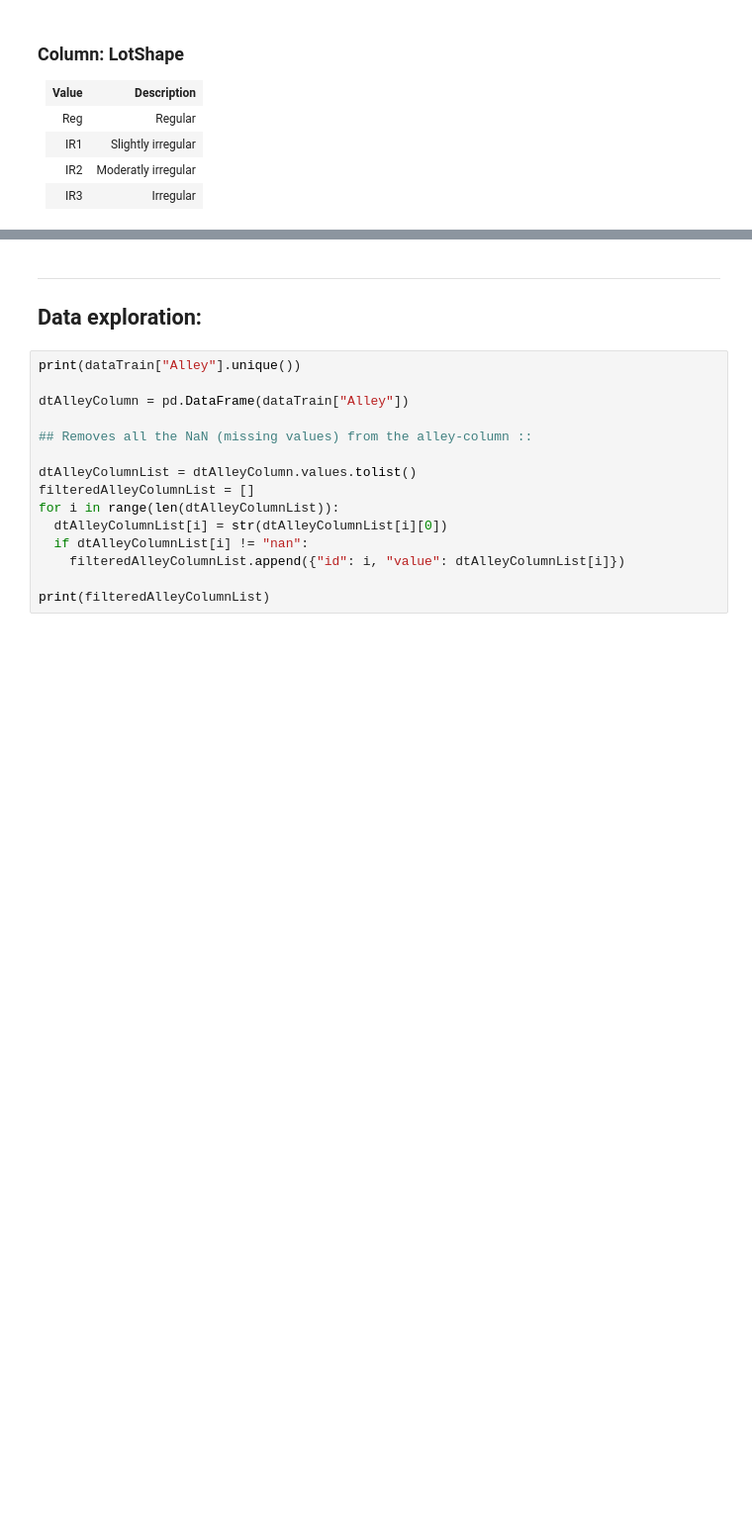
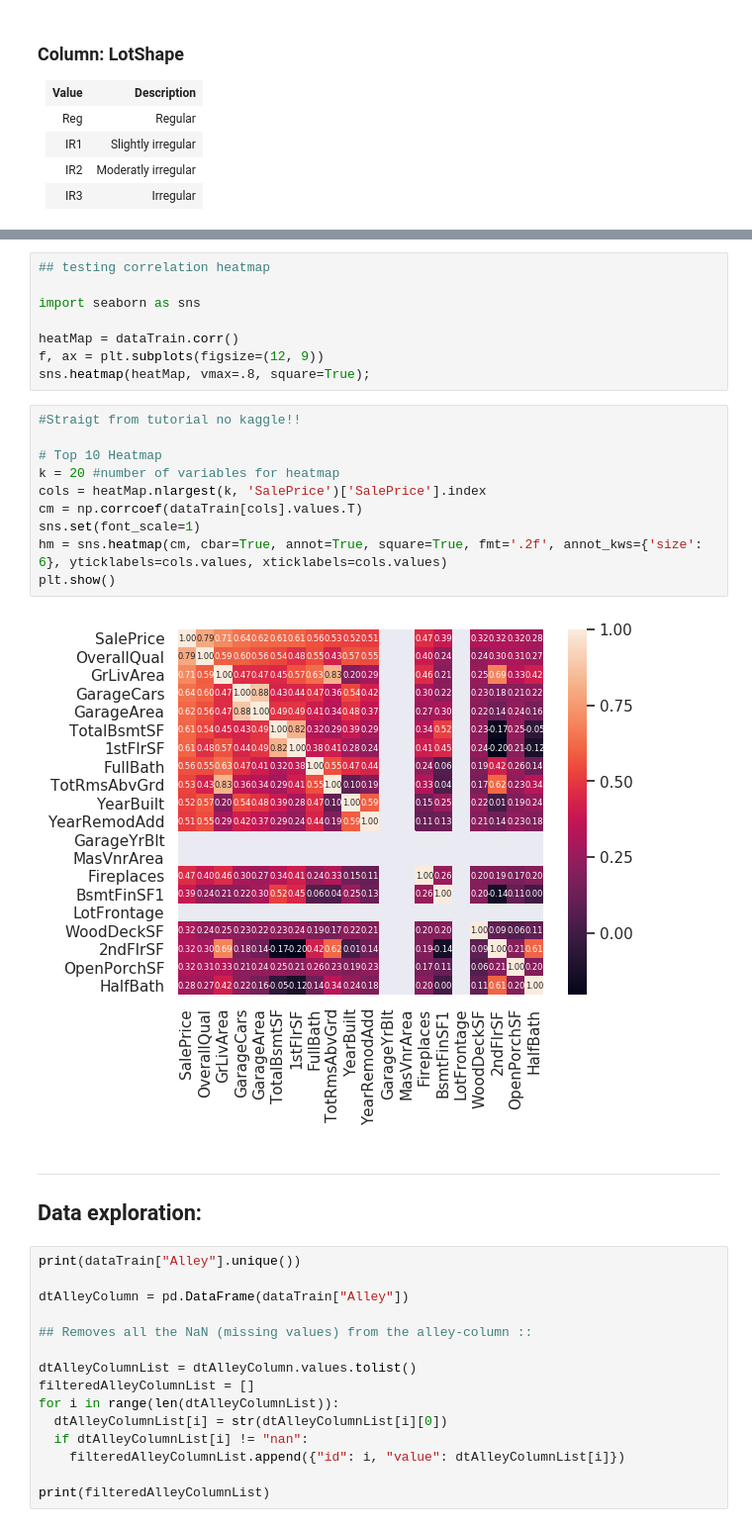
Before and after one commit to WilliamVoster/predictHousePricesTeamProject, a Jupyter notebook: HousePricesProject.ipynb, the cells around one changed output, grey strips where cells are left out. Shown at 99% size. Cells and saved outputs as stored; diff of their text form; blank space fills up the shorter version.

```diff
--- a/HousePricesProject.ipynb
+++ b/HousePricesProject.ipynb
@@ -183,3 +447,23 @@ lotShapeConvertingFilter = [["Reg", 0], ["IR1", 0.3], ["IR2", 0.6], ["IR3", 1]]
+# %%
+## testing correlation heatmap
+
+import seaborn as sns
+
+heatMap = dataTrain.corr()
+f, ax = plt.subplots(figsize=(12, 9))
+sns.heatmap(heatMap, vmax=.8, square=True);
+# %%
+#Straigt from tutorial no kaggle!!
+
+# Top 10 Heatmap
+k = 20 #number of variables for heatmap
+cols = heatMap.nlargest(k, 'SalePrice')['SalePrice'].index
+cm = np.corrcoef(dataTrain[cols].values.T)
+sns.set(font_scale=1)
+hm = sns.heatmap(cm, cbar=True, annot=True, square=True, fmt='.2f', annot_kws={'size': 6}, yticklabels=cols.values, xticklabels=cols.values)
+plt.show()
+# %% [output]
+[figure, added]
 # %% [markdown]
 ---
 ## Data exploration:
```
Also changed, not shown: parts of 15 cells of this notebook.
